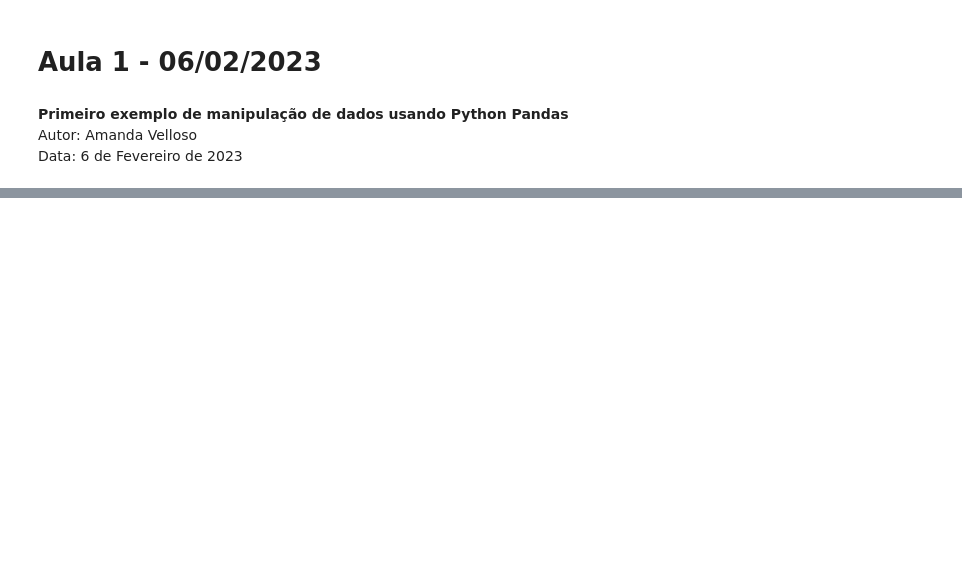
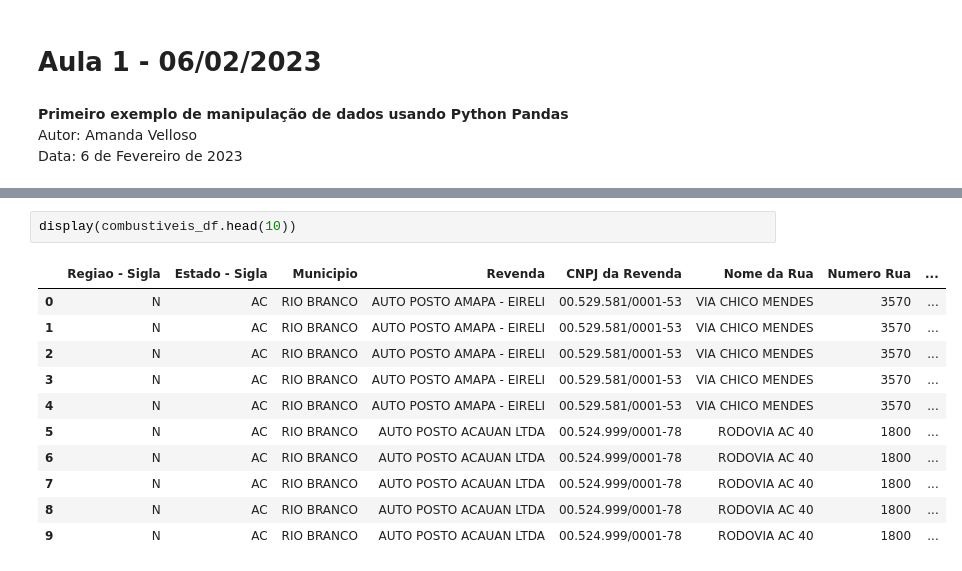
Before and after one commit to vellsant/extensao_analisededados, a Jupyter notebook: Extensão_AnáliseDeDados.ipynb, the cells around one changed output, grey strips where cells are left out. Cells and saved outputs as stored; diff of their text form; blank space fills up the shorter version.

```diff
--- a/Extensão_AnáliseDeDados.ipynb
+++ b/Extensão_AnáliseDeDados.ipynb
@@ -15,0 +31,14 @@ FileNotFoundError: ignored
+# %%
+display(combustiveis_df.head(10))
+# %% [output]
+|  | Regiao - Sigla | Estado - Sigla | Municipio | Revenda | CNPJ da Revenda | Nome da Rua | Numero Rua | ... |
+| 0 | N | AC | RIO BRANCO | AUTO POSTO AMAPA - EIRELI | 00.529.581/0001-53 | VIA CHICO MENDES | 3570 | ... |
+| 1 | N | AC | RIO BRANCO | AUTO POSTO AMAPA - EIRELI | 00.529.581/0001-53 | VIA CHICO MENDES | 3570 | ... |
+| 2 | N | AC | RIO BRANCO | AUTO POSTO AMAPA - EIRELI | 00.529.581/0001-53 | VIA CHICO MENDES | 3570 | ... |
+| 3 | N | AC | RIO BRANCO | AUTO POSTO AMAPA - EIRELI | 00.529.581/0001-53 | VIA CHICO MENDES | 3570 | ... |
+| 4 | N | AC | RIO BRANCO | AUTO POSTO AMAPA - EIRELI | 00.529.581/0001-53 | VIA CHICO MENDES | 3570 | ... |
+| 5 | N | AC | RIO BRANCO | AUTO POSTO ACAUAN LTDA | 00.524.999/0001-78 | RODOVIA AC 40 | 1800 | ... |
+| 6 | N | AC | RIO BRANCO | AUTO POSTO ACAUAN LTDA | 00.524.999/0001-78 | RODOVIA AC 40 | 1800 | ... |
+| 7 | N | AC | RIO BRANCO | AUTO POSTO ACAUAN LTDA | 00.524.999/0001-78 | RODOVIA AC 40 | 1800 | ... |
+| 8 | N | AC | RIO BRANCO | AUTO POSTO ACAUAN LTDA | 00.524.999/0001-78 | RODOVIA AC 40 | 1800 | ... |
+| 9 | N | AC | RIO BRANCO | AUTO POSTO ACAUAN LTDA | 00.524.999/0001-78 | RODOVIA AC 40 | 1800 | ... |
```
Also changed, not shown: parts of 5 cells of this notebook.
